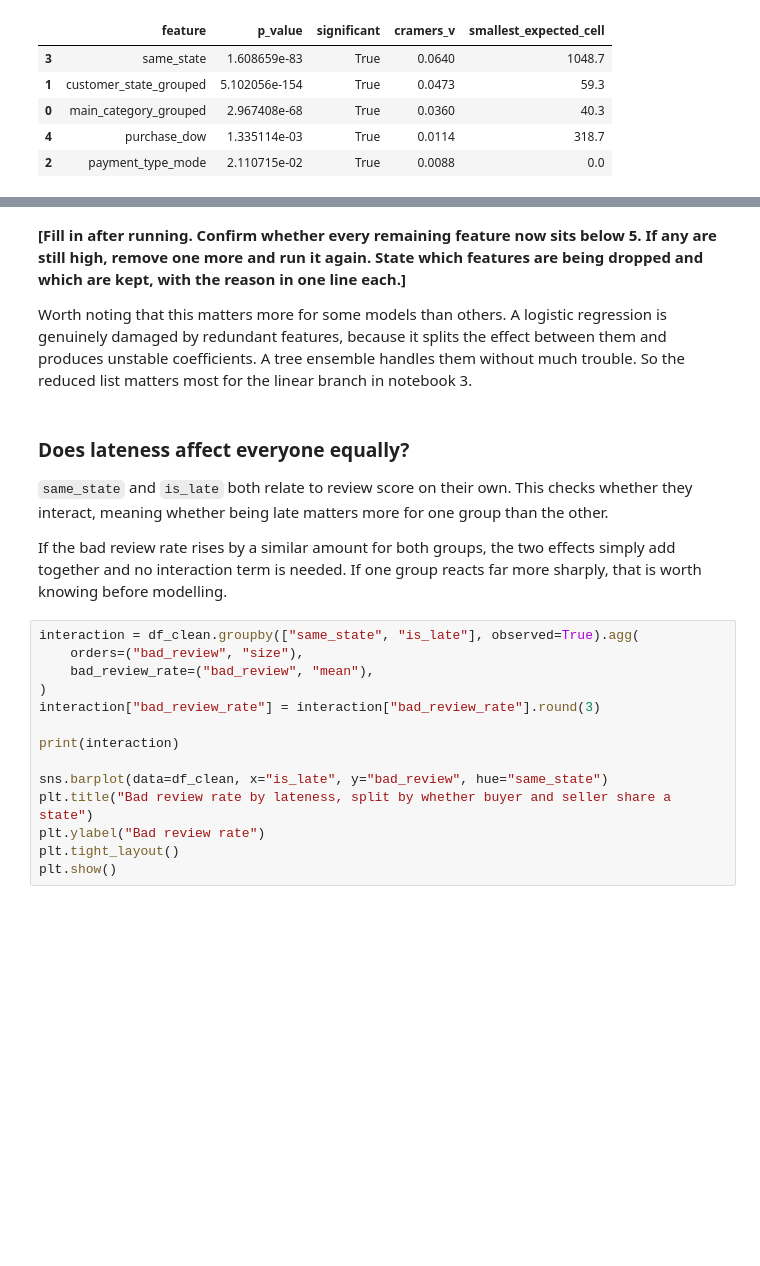
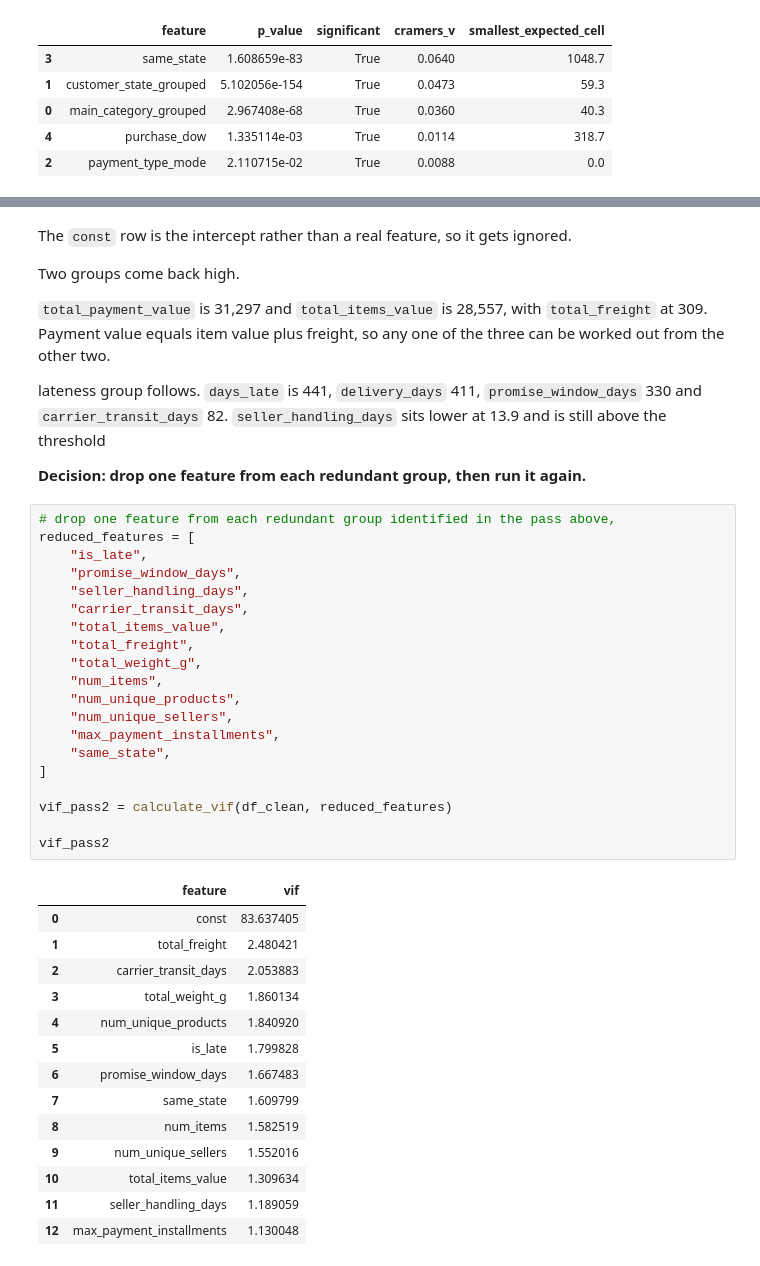
Before and after one commit to MahdhiS/olist-review-prediction, a Jupyter notebook: notebooks/01_eda.ipynb, the cells around one changed output, grey strips where cells are left out. Cells and saved outputs as stored; diff of their text form; blank space fills up the shorter version.

```diff
--- a/notebooks/01_eda.ipynb
+++ b/notebooks/01_eda.ipynb
@@ -2037,32 +2165,49 @@ calculate_vif(df_clean, reduced_features)
 # %% [markdown]
-**[Fill in after running. Confirm whether every remaining feature now sits below 5. If any are
-still high, remove one more and run it again. State which features are being dropped and which are
-kept, with the reason in one line each.]**
+The `const` row is the intercept rather than a real feature, so it gets ignored.
 
-Worth noting that this matters more for some models than others. A logistic regression is
-genuinely damaged by redundant features, because it splits the effect between them and produces
-unstable coefficients. A tree ensemble handles them without much trouble. So the reduced list
-matters most for the linear branch in notebook 3.
+Two groups come back high.
+
+`total_payment_value` is 31,297 and `total_items_value` is 28,557, with
+`total_freight` at 309. Payment value equals item value plus freight, so any one of the three can
+be worked out from the other two.
+
+lateness group follows. `days_late` is 441, `delivery_days` 411, `promise_window_days` 330 and
+`carrier_transit_days` 82. `seller_handling_days` sits lower at 13.9 and is still above the
+threshold
+
+**Decision: drop one feature from each redundant group, then run it again.**
-# %% [markdown]
-### Does lateness affect everyone equally?
-
-`same_state` and `is_late` both relate to review score on their own. This checks whether they
-interact, meaning whether being late matters more for one group than the other.
-
-If the bad review rate rises by a similar amount for both groups, the two effects simply add
-together and no interaction term is needed. If one group reacts far more sharply, that is worth
-knowing before modelling.
-# %%
-interaction = df_clean.groupby(["same_state", "is_late"], observed=True).agg(
-    orders=("bad_review", "size"),
-    bad_review_rate=("bad_review", "mean"),
-)
-interaction["bad_review_rate"] = interaction["bad_review_rate"].round(3)
-
-print(interaction)
-
-sns.barplot(data=df_clean, x="is_late", y="bad_review", hue="same_state")
-plt.title("Bad review rate by lateness, split by whether buyer and seller share a state")
-plt.ylabel("Bad review rate")
-plt.tight_layout()
-plt.show()
+# %%
+# drop one feature from each redundant group identified in the pass above,
+reduced_features = [
+    "is_late",
+    "promise_window_days",
+    "seller_handling_days",
+    "carrier_transit_days",
+    "total_items_value",
+    "total_freight",
+    "total_weight_g",
+    "num_items",
+    "num_unique_products",
+    "num_unique_sellers",
+    "max_payment_installments",
+    "same_state",
+]
+
+vif_pass2 = calculate_vif(df_clean, reduced_features)
+
+vif_pass2
+# %% [output]
+|  | feature | vif |
+| 0 | const | 83.637405 |
+| 1 | total_freight | 2.480421 |
+| 2 | carrier_transit_days | 2.053883 |
+| 3 | total_weight_g | 1.860134 |
+| 4 | num_unique_products | 1.840920 |
+| 5 | is_late | 1.799828 |
+| 6 | promise_window_days | 1.667483 |
+| 7 | same_state | 1.609799 |
+| 8 | num_items | 1.582519 |
+| 9 | num_unique_sellers | 1.552016 |
+| 10 | total_items_value | 1.309634 |
+| 11 | seller_handling_days | 1.189059 |
+| 12 | max_payment_installments | 1.130048 |
```
Also changed, not shown: parts of 43 cells of this notebook.
